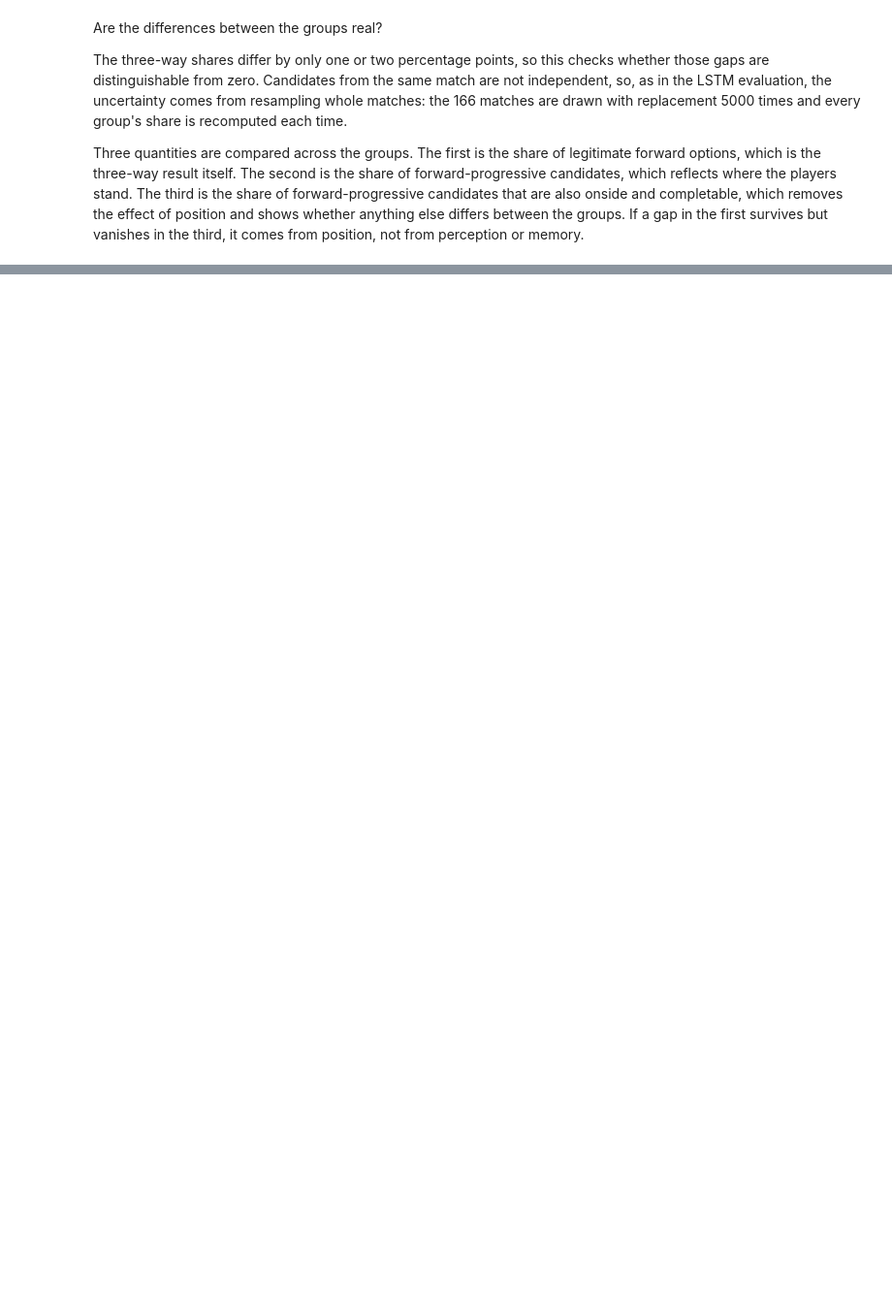
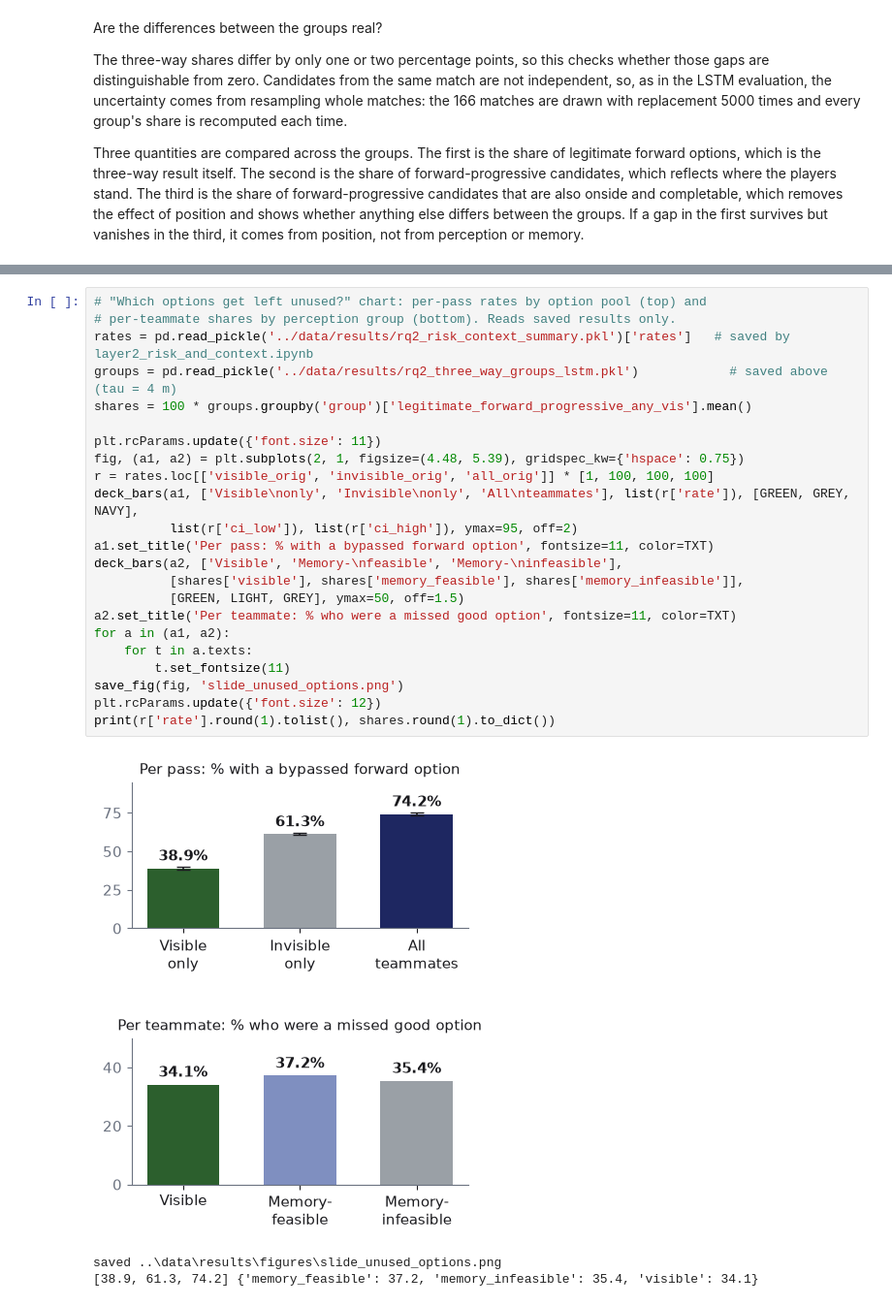
Before and after one commit to Raeesa12/perception-aware-passing-in-football, a Jupyter notebook: notebooks/layer3_memory_feasibility.ipynb, the cells around one changed output, grey strips where cells are left out. Shown at 97% size. Drawn from its saved outputs; the diff is of its cells as text; blank space fills up the shorter version.

```diff
--- a/notebooks/layer3_memory_feasibility.ipynb
+++ b/notebooks/layer3_memory_feasibility.ipynb
@@ -755,0 +815,27 @@ Conclusion: neither visibility nor memory feasibility separates teammates by how
+# %%
+# "Which options get left unused?" chart: per-pass rates by option pool (top) and
+# per-teammate shares by perception group (bottom). Reads saved results only.
+rates = pd.read_pickle('../data/results/rq2_risk_context_summary.pkl')['rates']   # saved by layer2_risk_and_context.ipynb
+groups = pd.read_pickle('../data/results/rq2_three_way_groups_lstm.pkl')            # saved above (tau = 4 m)
+shares = 100 * groups.groupby('group')['legitimate_forward_progressive_any_vis'].mean()
+
+plt.rcParams.update({'font.size': 11})
+fig, (a1, a2) = plt.subplots(2, 1, figsize=(4.48, 5.39), gridspec_kw={'hspace': 0.75})
+r = rates.loc[['visible_orig', 'invisible_orig', 'all_orig']] * [1, 100, 100, 100]
+deck_bars(a1, ['Visible\nonly', 'Invisible\nonly', 'All\nteammates'], list(r['rate']), [GREEN, GREY, NAVY],
+          list(r['ci_low']), list(r['ci_high']), ymax=95, off=2)
+a1.set_title('Per pass: % with a bypassed forward option', fontsize=11, color=TXT)
+deck_bars(a2, ['Visible', 'Memory-\nfeasible', 'Memory-\ninfeasible'],
+          [shares['visible'], shares['memory_feasible'], shares['memory_infeasible']],
+          [GREEN, LIGHT, GREY], ymax=50, off=1.5)
+a2.set_title('Per teammate: % who were a missed good option', fontsize=11, color=TXT)
+for a in (a1, a2):
+    for t in a.texts:
+        t.set_fontsize(11)
+save_fig(fig, 'slide_unused_options.png')
+plt.rcParams.update({'font.size': 12})
+print(r['rate'].round(1).tolist(), shares.round(1).to_dict())
+# %% [output]
+[figure, added]
+saved ..\data\results\figures\slide_unused_options.png
+[38.9, 61.3, 74.2] {'memory_feasible': 37.2, 'memory_infeasible': 35.4, 'visible': 34.1}
```
Also changed, not shown: parts of 21 cells of this notebook, 5 other files.
